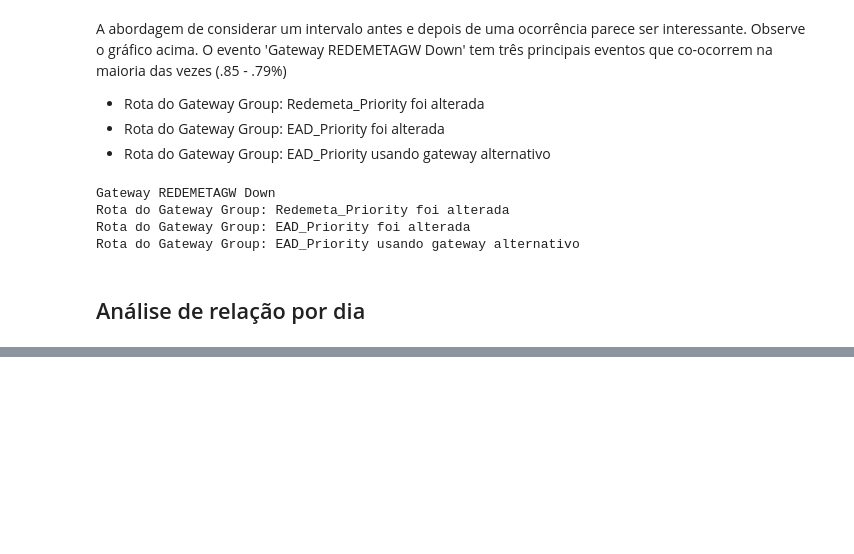
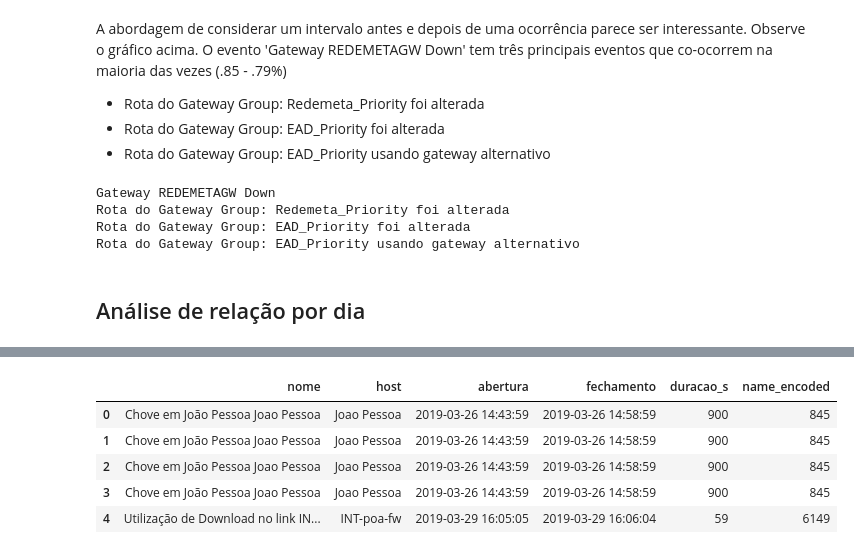
Before and after one commit to michaeloc/data_analysis_server_log, a Jupyter notebook: Analise_Ocorrencias.ipynb, the cells around one changed output, grey strips where cells are left out. Cells and saved outputs as stored; diff of their text form; code cells hidden in the pictures; blank space fills up the shorter version.

```diff
--- a/Analise_Ocorrencias.ipynb
+++ b/Analise_Ocorrencias.ipynb
@@ -255,0 +306,9 @@ table.query('name_encoded in [1594]')
+# %%
+table.head()
+# %% [output]
+|  | nome | host | abertura | fechamento | duracao_s | name_encoded |
+| 0 | Chove em João Pessoa Joao Pessoa | Joao Pessoa | 2019-03-26 14:43:59 | 2019-03-26 14:58:59 | 900 | 845 |
+| 1 | Chove em João Pessoa Joao Pessoa | Joao Pessoa | 2019-03-26 14:43:59 | 2019-03-26 14:58:59 | 900 | 845 |
+| 2 | Chove em João Pessoa Joao Pessoa | Joao Pessoa | 2019-03-26 14:43:59 | 2019-03-26 14:58:59 | 900 | 845 |
+| 3 | Chove em João Pessoa Joao Pessoa | Joao Pessoa | 2019-03-26 14:43:59 | 2019-03-26 14:58:59 | 900 | 845 |
+| 4 | Utilização de Download no link IN... | INT-poa-fw | 2019-03-29 16:05:05 | 2019-03-29 16:06:04 | 59 | 6149 |
```
Also changed, not shown: parts of 22 cells of this notebook.
